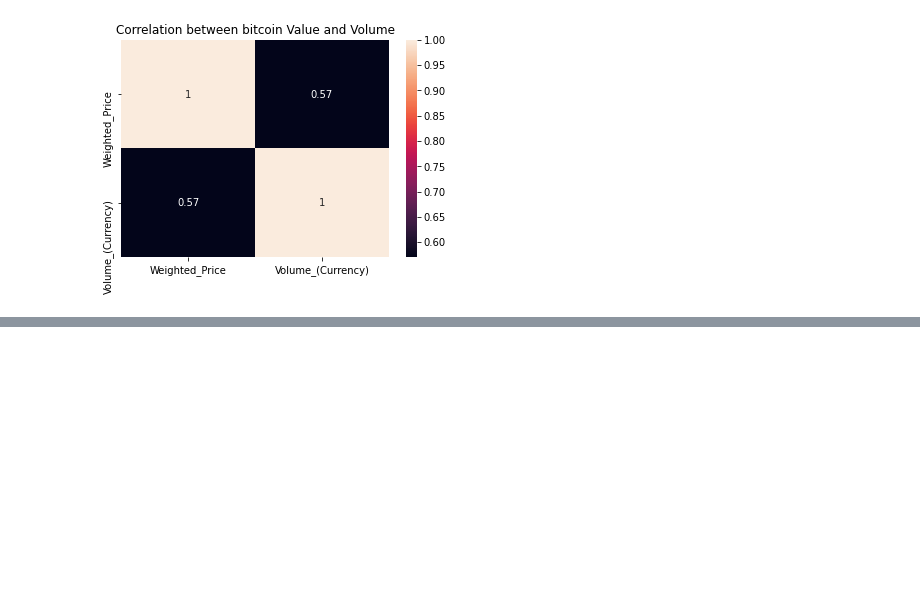
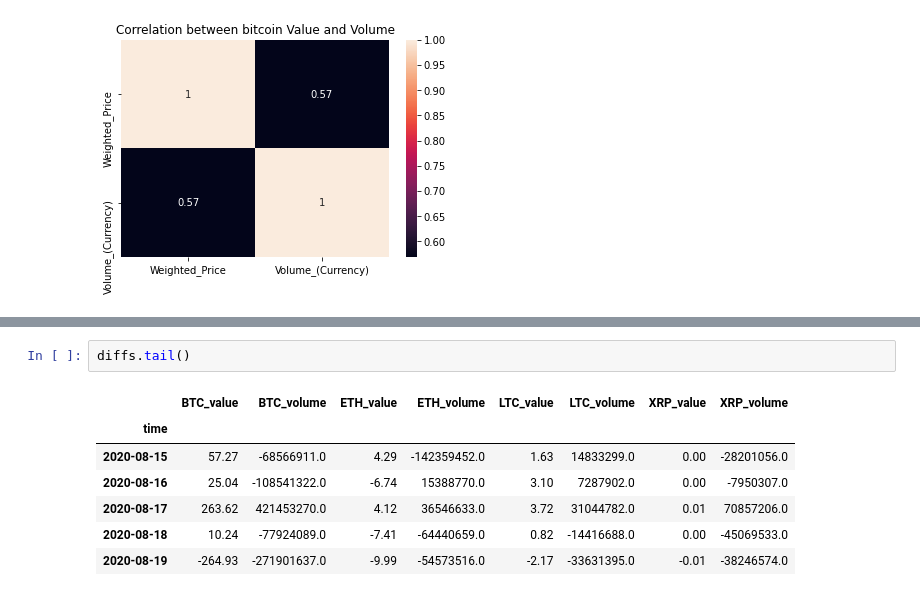
Before and after one commit to Sebastian-Bender/Cryptocurrency-price-prediction, a Jupyter notebook: CryptoPricePrediction/src/analysis.ipynb, the cells around one changed output, grey strips where cells are left out. Drawn from its saved outputs; the diff is of its cells as text; blank space fills up the shorter version.

```diff
--- a/CryptoPricePrediction/src/analysis.ipynb
+++ b/CryptoPricePrediction/src/analysis.ipynb
@@ -272,0 +252,10 @@ df[df.index >= '2017']
+# %%
+diffs.tail()
+# %% [output]
+|  | BTC_value | BTC_volume | ETH_value | ETH_volume | LTC_value | LTC_volume | XRP_value | XRP_volume |
+| time |  |  |  |  |  |  |  |  |
+| 2020-08-15 | 57.27 | -68566911.0 | 4.29 | -142359452.0 | 1.63 | 14833299.0 | 0.00 | -28201056.0 |
+| 2020-08-16 | 25.04 | -108541322.0 | -6.74 | 15388770.0 | 3.10 | 7287902.0 | 0.00 | -7950307.0 |
+| 2020-08-17 | 263.62 | 421453270.0 | 4.12 | 36546633.0 | 3.72 | 31044782.0 | 0.01 | 70857206.0 |
+| 2020-08-18 | 10.24 | -77924089.0 | -7.41 | -64440659.0 | 0.82 | -14416688.0 | 0.00 | -45069533.0 |
+| 2020-08-19 | -264.93 | -271901637.0 | -9.99 | -54573516.0 | -2.17 | -33631395.0 | -0.01 | -38246574.0 |
```
Also changed, not shown: parts of 23 cells of this notebook, 1 other file.
